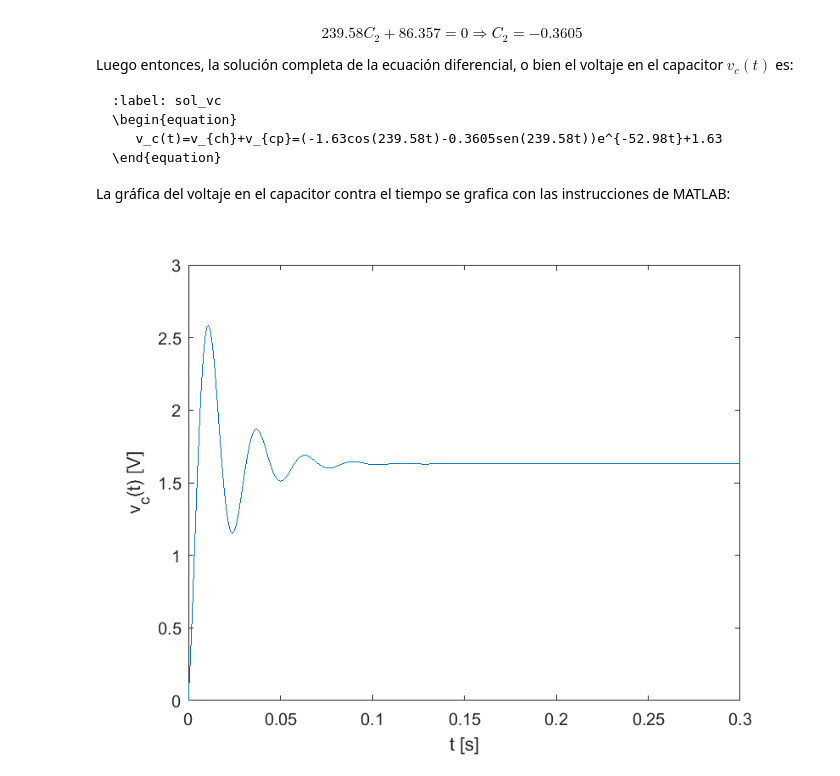
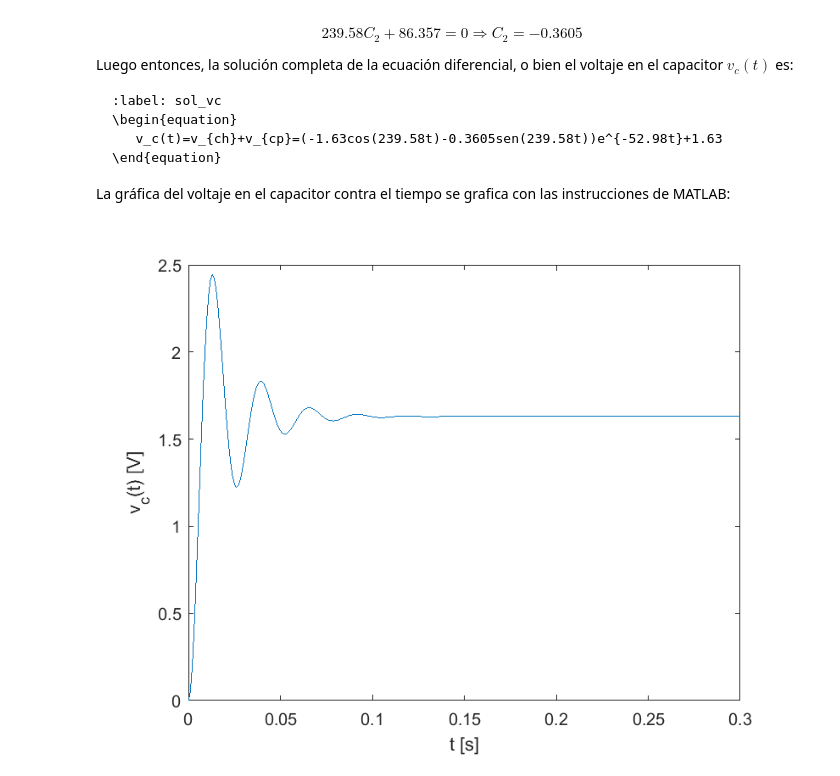
Before and after one commit to LuisGerardo2204/senales_sistemas, a Jupyter notebook: _build/jupyter_execute/Practica3.ipynb, the cells around one changed output. Drawn from its saved outputs; the diff is of its cells as text; code cells hidden in the pictures.

`````diff
--- a/_build/jupyter_execute/Practica3.ipynb
+++ b/_build/jupyter_execute/Practica3.ipynb
@@ -277,10 +280,13 @@ Luego entonces, la solución completa de la ecuación diferencial, o bien el vol
 ````
 La gráfica del voltaje en el capacitor contra el tiempo se grafica con las instrucciones de MATLAB:
 # %%
+clear
+close all
+
 t=[0:0.001:0.3];
-v_c=-1.63*(cos(239.58*t)-0.3605*sin(239.58*t)).*exp(-52.98*t)+1.63;
+v_c=(-1.63*cos(239.58*t)-0.3605*sin(239.58*t)).*exp(-52.98*t)+1.63;
 plot(t,v_c)
 xlabel("t [s]")
 ylabel("v_c(t) [V]")
 # %% [output]
-[figure, old version]
+[figure, new version]
`````
Also changed, not shown: parts of 1 cell of this notebook, 14 other files.
